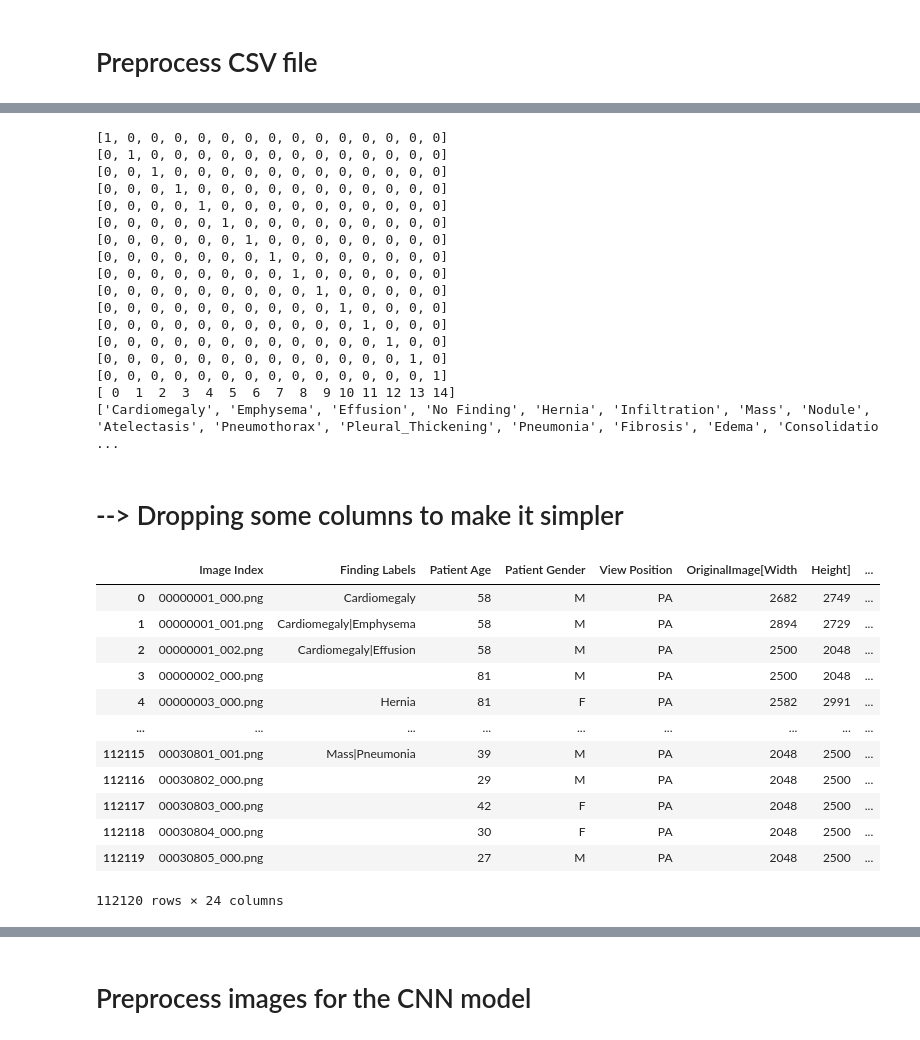
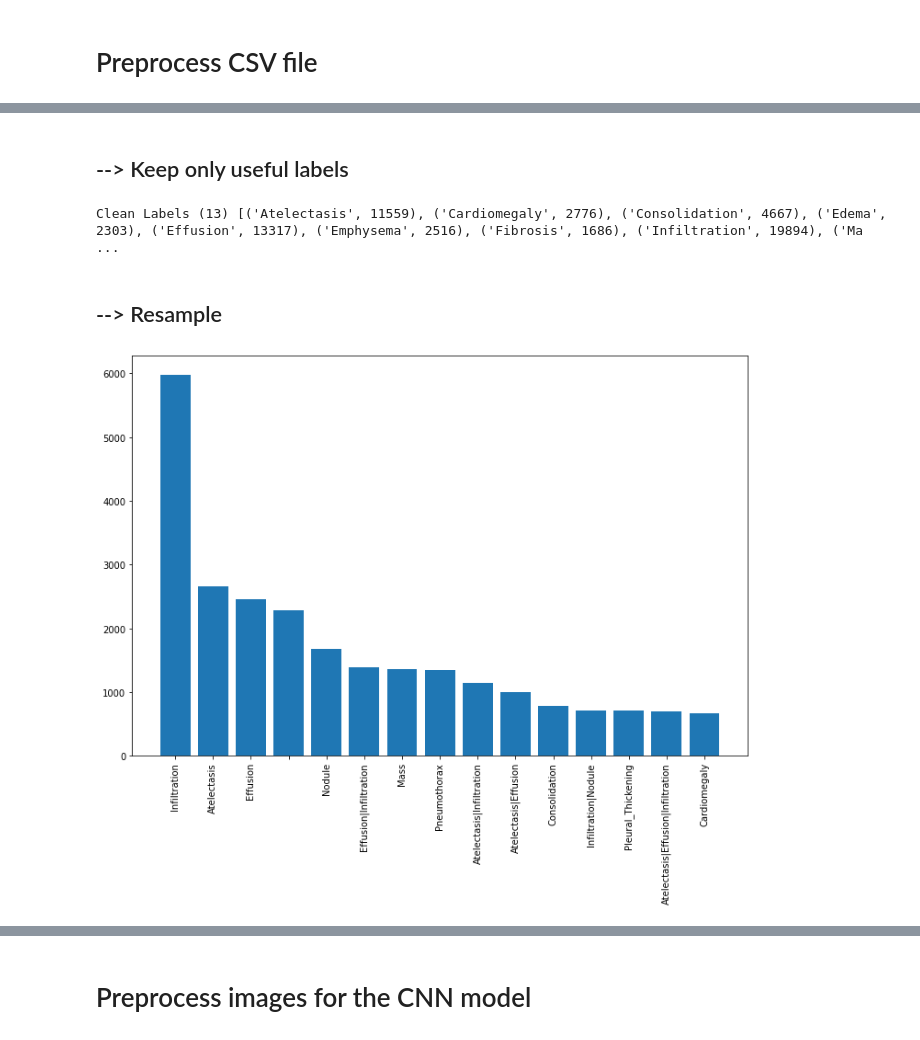
Before and after one commit to hanzopgp/HeartAttackPrediction, a Jupyter notebook: notebooks/cnn-x-mlp/chest-x-rays-classifi.ipynb, the cells around one changed output, grey strips where cells are left out. Cells and saved outputs as stored; diff of their text form; code cells hidden in the pictures.

```diff
--- a/notebooks/cnn-x-mlp/chest-x-rays-classifi.ipynb
+++ b/notebooks/cnn-x-mlp/chest-x-rays-classifi.ipynb
@@ -124,52 +84,25 @@ _ = ax1.set_xticklabels(label_counts.index, rotation = 90)
-# %%
-n_label_list = np.arange(N_LABELS)
-ONE_HOT_LABELS = []
-for index, label in enumerate(LABELS):
-    one_hot_label = []
-    for i in range(N_LABELS):
-        if n_label_list[index] == i:
-            one_hot_label.append(1)
-        else:
-            one_hot_label.append(0)
-    print(one_hot_label)
-    ONE_HOT_LABELS.append(one_hot_label)
-print(n_label_list)
-print(LABELS)
-# %% [output]
-[1, 0, 0, 0, 0, 0, 0, 0, 0, 0, 0, 0, 0, 0, 0]
-[0, 1, 0, 0, 0, 0, 0, 0, 0, 0, 0, 0, 0, 0, 0]
-[0, 0, 1, 0, 0, 0, 0, 0, 0, 0, 0, 0, 0, 0, 0]
-[0, 0, 0, 1, 0, 0, 0, 0, 0, 0, 0, 0, 0, 0, 0]
-[0, 0, 0, 0, 1, 0, 0, 0, 0, 0, 0, 0, 0, 0, 0]
-[0, 0, 0, 0, 0, 1, 0, 0, 0, 0, 0, 0, 0, 0, 0]
-[0, 0, 0, 0, 0, 0, 1, 0, 0, 0, 0, 0, 0, 0, 0]
-[0, 0, 0, 0, 0, 0, 0, 1, 0, 0, 0, 0, 0, 0, 0]
-[0, 0, 0, 0, 0, 0, 0, 0, 1, 0, 0, 0, 0, 0, 0]
-[0, 0, 0, 0, 0, 0, 0, 0, 0, 1, 0, 0, 0, 0, 0]
-[0, 0, 0, 0, 0, 0, 0, 0, 0, 0, 1, 0, 0, 0, 0]
-[0, 0, 0, 0, 0, 0, 0, 0, 0, 0, 0, 1, 0, 0, 0]
-[0, 0, 0, 0, 0, 0, 0, 0, 0, 0, 0, 0, 1, 0, 0]
-[0, 0, 0, 0, 0, 0, 0, 0, 0, 0, 0, 0, 0, 1, 0]
-[0, 0, 0, 0, 0, 0, 0, 0, 0, 0, 0, 0, 0, 0, 1]
-[ 0  1  2  3  4  5  6  7  8  9 10 11 12 13 14]
-['Cardiomegaly', 'Emphysema', 'Effusion', 'No Finding', 'Hernia', 'Infiltration', 'Mass', 'Nodule', 'Atelectasis', 'Pneumothorax', 'Pleural_Thickening', 'Pneumonia', 'Fibrosis', 'Edema', 'Consolidatio ...
-# %% [markdown]
-# --> Dropping some columns to make it simpler
-# %%
-data_entry_df.drop(columns=["Patient ID", "Follow-up #", "Unnamed: 11"], inplace=True) #Some of those features are important but they need some feature engeneering so they will be implemented later
-# %%
-data_entry_df
-# %% [output]
-|  | Image Index | Finding Labels | Patient Age | Patient Gender | View Position | OriginalImage[Width | Height] | ... |
-| 0 | 00000001_000.png | Cardiomegaly | 58 | M | PA | 2682 | 2749 | ... |
-| 1 | 00000001_001.png | Cardiomegaly|Emphysema | 58 | M | PA | 2894 | 2729 | ... |
-| 2 | 00000001_002.png | Cardiomegaly|Effusion | 58 | M | PA | 2500 | 2048 | ... |
-| 3 | 00000002_000.png |  | 81 | M | PA | 2500 | 2048 | ... |
-| 4 | 00000003_000.png | Hernia | 81 | F | PA | 2582 | 2991 | ... |
-| ... | ... | ... | ... | ... | ... | ... | ... | ... |
-| 112115 | 00030801_001.png | Mass|Pneumonia | 39 | M | PA | 2048 | 2500 | ... |
-| 112116 | 00030802_000.png |  | 29 | M | PA | 2048 | 2500 | ... |
-| 112117 | 00030803_000.png |  | 42 | F | PA | 2048 | 2500 | ... |
-| 112118 | 00030804_000.png |  | 30 | F | PA | 2048 | 2500 | ... |
-| 112119 | 00030805_000.png |  | 27 | M | PA | 2048 | 2500 | ... |
-112120 rows × 24 columns
+# %% [markdown]
+## --> Keep only useful labels
+# %%
+MIN_CASES = 1000
+all_labels = [c_label for c_label in all_labels if data_entry_df[c_label].sum()>MIN_CASES]
+print("Clean Labels ({})".format(len(all_labels)),
+      [(c_label,int(data_entry_df[c_label].sum())) for c_label in all_labels])
+# %% [output]
+Clean Labels (13) [('Atelectasis', 11559), ('Cardiomegaly', 2776), ('Consolidation', 4667), ('Edema', 2303), ('Effusion', 13317), ('Emphysema', 2516), ('Fibrosis', 1686), ('Infiltration', 19894), ('Ma ...
+# %% [markdown]
+## --> Resample
+# %%
+# since the dataset is very unbiased, we can resample it to be a more reasonable collection
+# weight is 0.1 + number of findings
+sample_weights = data_entry_df["Finding Labels"].map(lambda x: len(x.split("|")) if len(x)>0 else 0).values + 4e-2
+sample_weights /= sample_weights.sum()
+data_entry_df = data_entry_df.sample(40000, weights=sample_weights)
+
+label_counts = data_entry_df["Finding Labels"].value_counts()[:15]
+fig, ax1 = plt.subplots(1,1,figsize = (12, 8))
+ax1.bar(np.arange(len(label_counts))+0.5, label_counts)
+ax1.set_xticks(np.arange(len(label_counts))+0.5)
+_ = ax1.set_xticklabels(label_counts.index, rotation = 90)
+# %% [output]
+[figure, added]
```
Also changed, not shown: parts of 19 cells of this notebook.
